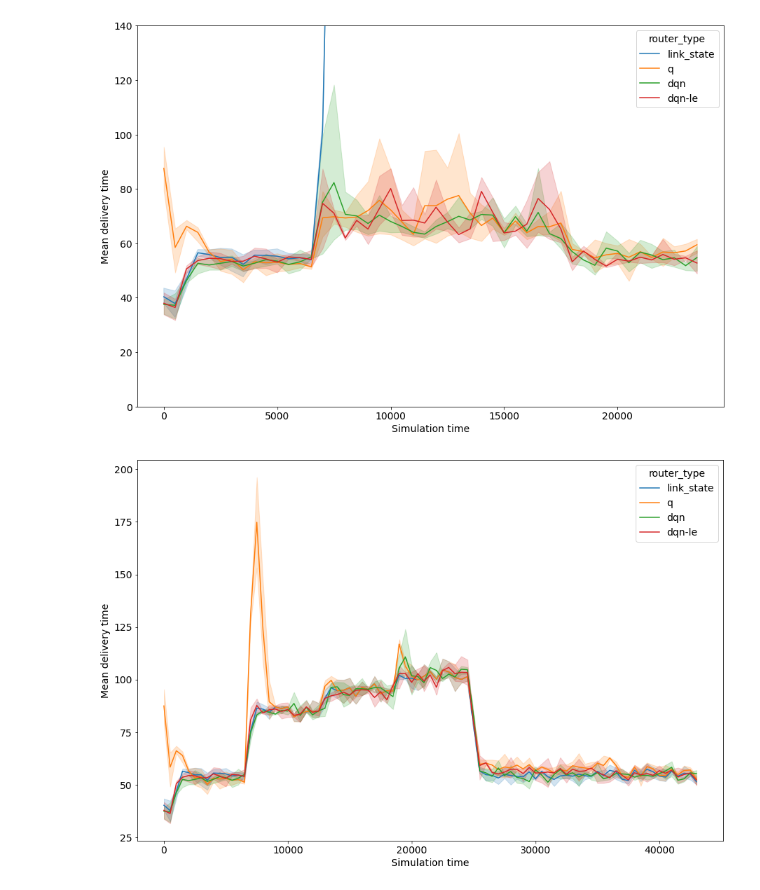
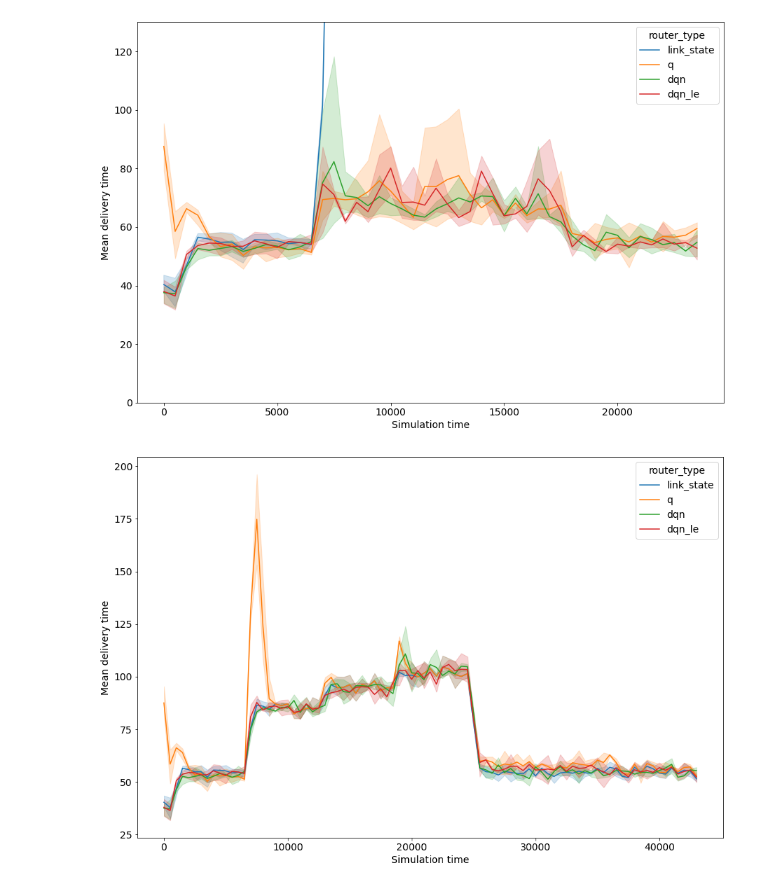
Before and after one commit to vpunch/routesim, a Jupyter notebook: notebooks/run_simulation.ipynb, the cells around one changed output. Saved outputs shown, nothing was run; the diff lists cells and outputs as text; code cells hidden in the pictures.

```diff
--- a/notebooks/run_simulation.ipynb
+++ b/notebooks/run_simulation.ipynb
@@ -134,14 +135,14 @@ old/  qnetwork_8_64-64_relu_le-4
 # %%
 launch6_data_mult = run_threaded(run_network_scenario_file,
                                  file='../launches/launch6.yaml',
-                                 router_types=['link_state', 'q', 'dqn', 'dqn-le'],
+                                 router_types=['link_state', 'q', 'dqn', 'dqn_le'],
                                  random_seeds=[42, 43, 44])
 
 launch6_data_comb = combine_launch_data(launch6_data_mult)
 # %%
-plot_data(launch6_data_comb, ylim=(0, 140))# name="load-increase", ylim=(0, 200))
+plot_data(launch6_data_comb, ylim=(0, 130), name="load-increase")
 # %% [output]
-[figure, old version]
+[figure, new version]
 # %%
 launch8_data = run_threaded(run_network_scenario_file,
                             file='../launches/launch8.yaml',
```
Also changed, not shown: parts of 6 cells of this notebook, 35 other files.
